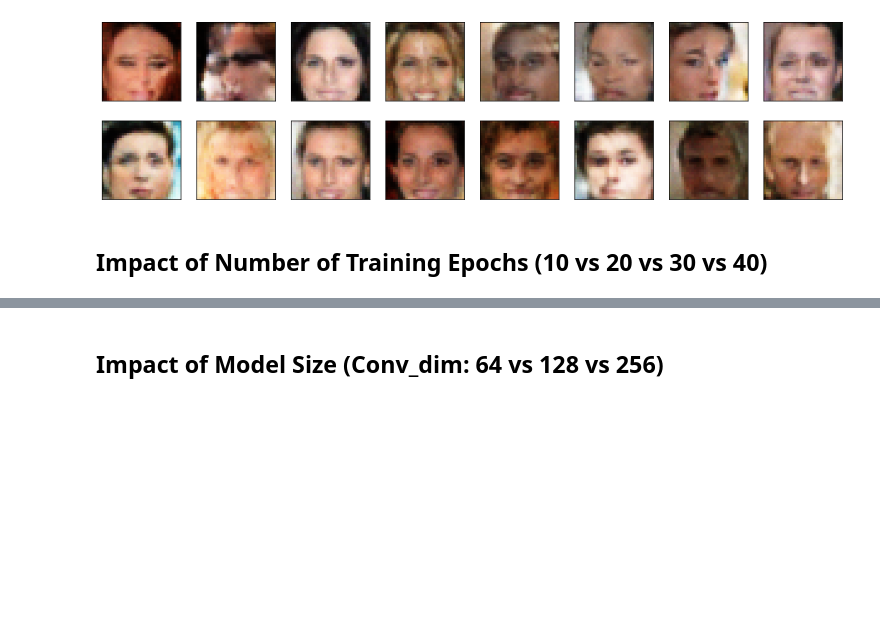
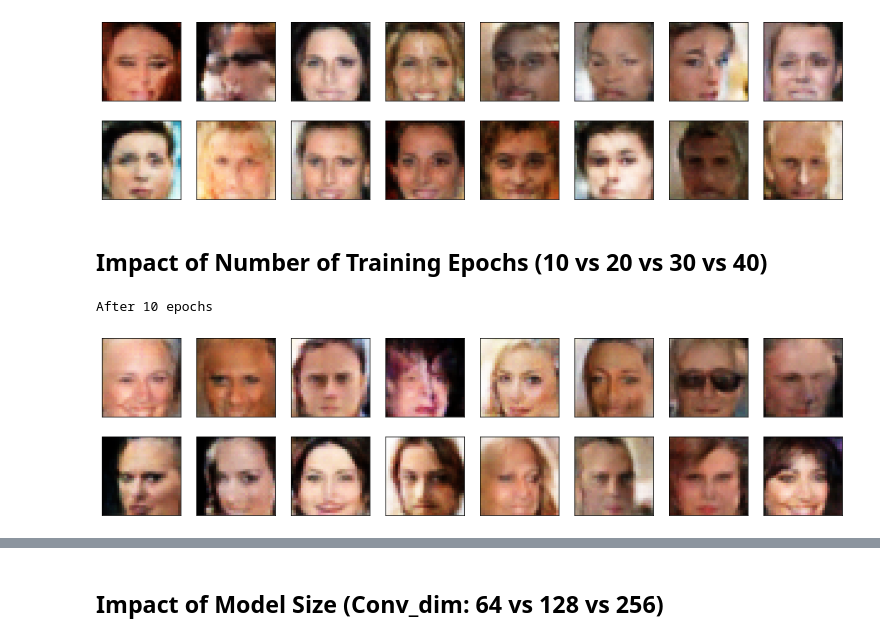
Before and after one commit to versavel/dl_nanodegree_project_face_generation, a Jupyter notebook: dlnd_face_generation.ipynb, the cells around one changed output, grey strips where cells are left out. Cells and saved outputs as stored; diff of their text form; code cells hidden in the pictures; blank space fills up the shorter version.

```diff
--- a/dlnd_face_generation.ipynb
+++ b/dlnd_face_generation.ipynb
@@ -753,3 +753,9 @@ Batch Size 512
 [figure]
 # %% [markdown]
 ## Impact of Number of Training Epochs (10 vs 20 vs 30 vs 40)
+# %%
+print("After 10 epochs")
+_ = view_samples(10-1, samples)
+# %% [output]
+After 10 epochs
+[figure, added]
```
Also changed, not shown: parts of 9 cells of this notebook.
